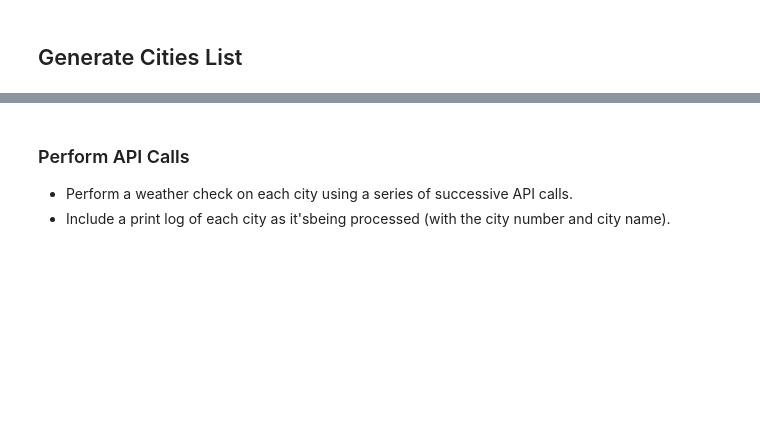
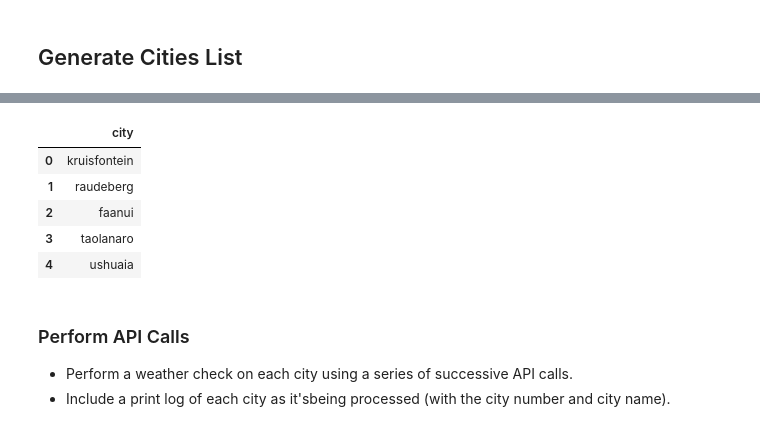
Before and after one commit to MuratCKoc/Weather_analysis, a Jupyter notebook: WeatherPy/WeatherPy.ipynb, the cells around one changed output, grey strips where cells are left out. Saved outputs shown, nothing was run; the diff lists cells and outputs as text; code cells hidden in the pictures; blank space fills up the shorter version.

```diff
--- a/WeatherPy/WeatherPy.ipynb
+++ b/WeatherPy/WeatherPy.ipynb
@@ -58,3 +62,13 @@ len(cities)
+# %%
+cities_df = pd.DataFrame({'city':cities})
+cities_df.head()
+# %% [output]
+|  | city |
+| 0 | kruisfontein |
+| 1 | raudeberg |
+| 2 | faanui |
+| 3 | taolanaro |
+| 4 | ushuaia |
 # %% [markdown]
 ### Perform API Calls
 * Perform a weather check on each city using a series of successive API calls.
```
Also changed, not shown: parts of 13 cells of this notebook, 4 other files.
